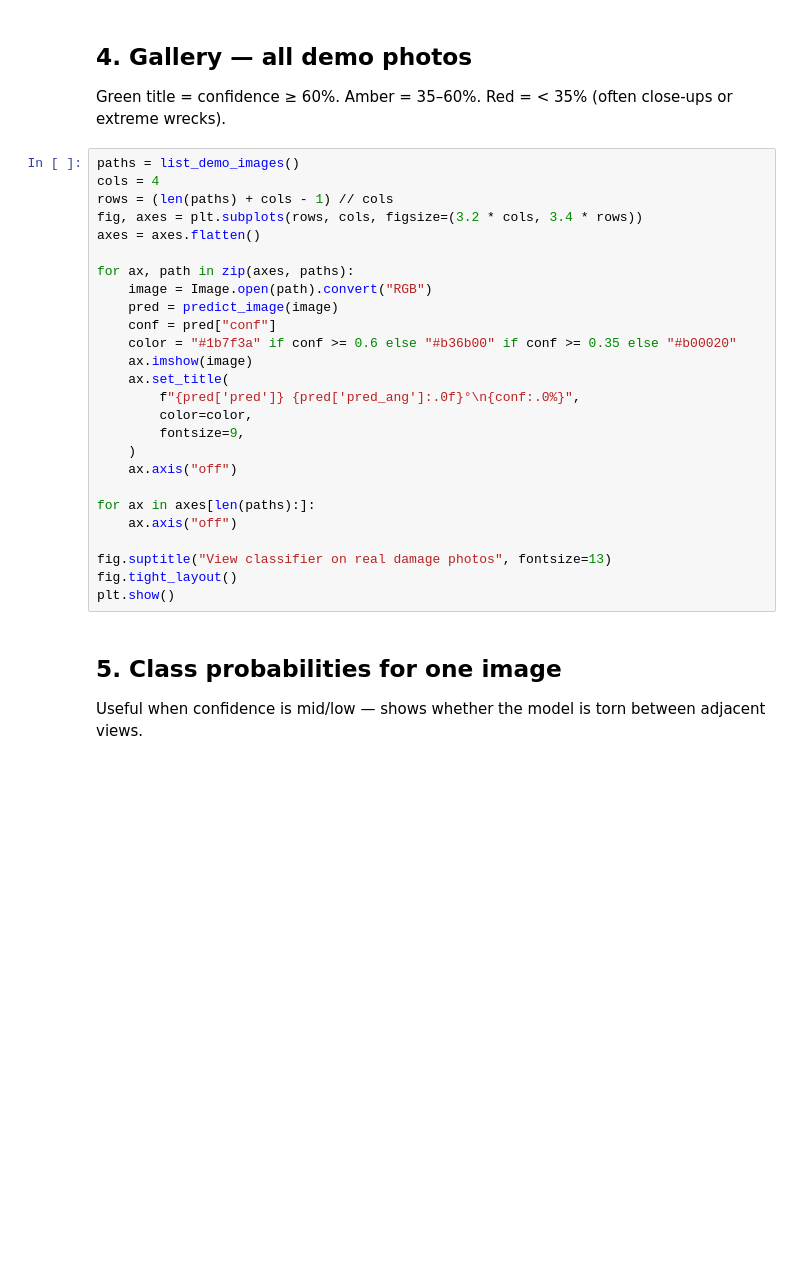
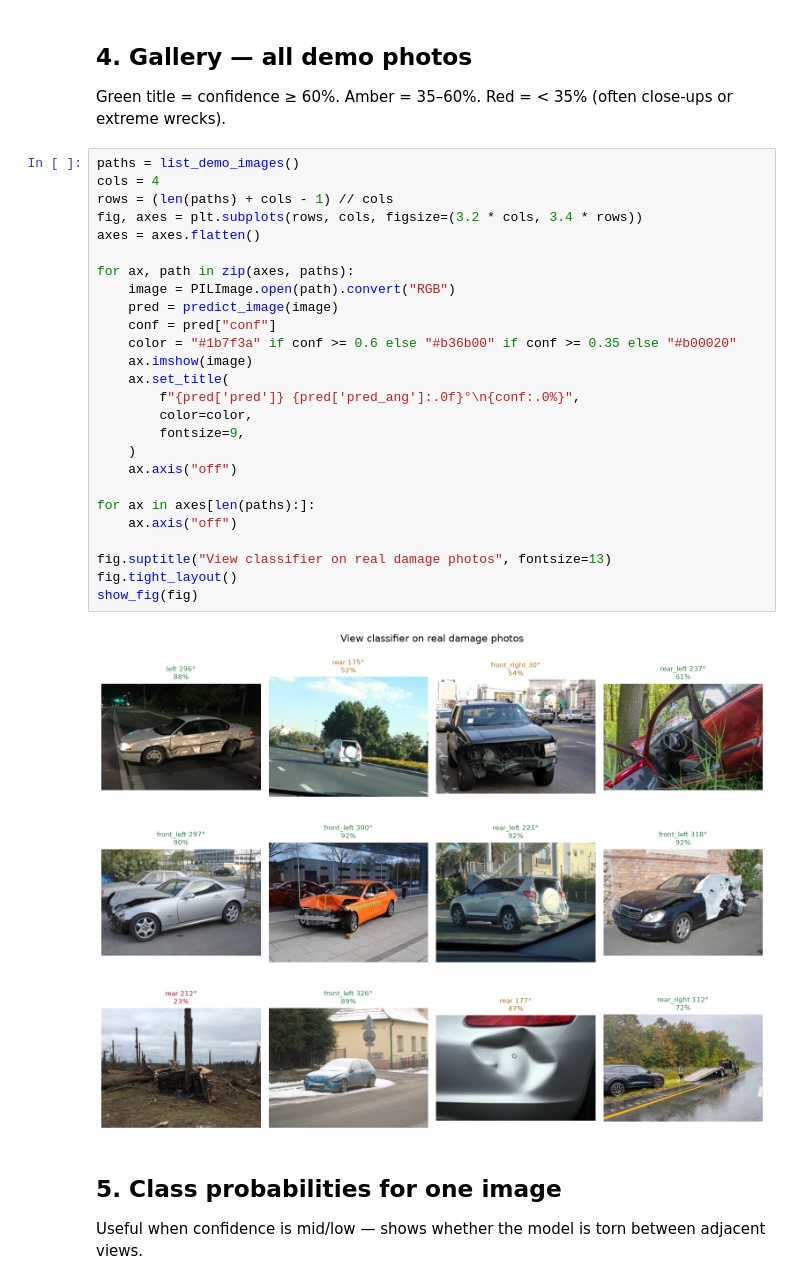
Before and after one commit to veerupandey/view_classifier, a Jupyter notebook: notebooks/view_classifier_demo.ipynb, the cells around one changed output. Drawn from its saved outputs; the diff is of its cells as text; blank space fills up the shorter version.

```diff
--- a/notebooks/view_classifier_demo.ipynb
+++ b/notebooks/view_classifier_demo.ipynb
@@ -83,29 +108,31 @@ Green title = confidence ≥ 60%. Amber = 35–60%. Red = &lt; 35% (often close-
 # %%
 paths = list_demo_images()
 cols = 4
 rows = (len(paths) + cols - 1) // cols
 fig, axes = plt.subplots(rows, cols, figsize=(3.2 * cols, 3.4 * rows))
 axes = axes.flatten()
 
 for ax, path in zip(axes, paths):
-    image = Image.open(path).convert("RGB")
+    image = PILImage.open(path).convert("RGB")
     pred = predict_image(image)
     conf = pred["conf"]
     color = "#1b7f3a" if conf >= 0.6 else "#b36b00" if conf >= 0.35 else "#b00020"
     ax.imshow(image)
     ax.set_title(
         f"{pred['pred']} {pred['pred_ang']:.0f}°\n{conf:.0%}",
         color=color,
         fontsize=9,
     )
     ax.axis("off")
 
 for ax in axes[len(paths):]:
     ax.axis("off")
 
 fig.suptitle("View classifier on real damage photos", fontsize=13)
 fig.tight_layout()
-plt.show()
+show_fig(fig)
+# %% [output]
+[figure, added]
 # %% [markdown]
 ## 5. Class probabilities for one image
 
```
Also changed, not shown: parts of 5 cells of this notebook, 10 other files.
